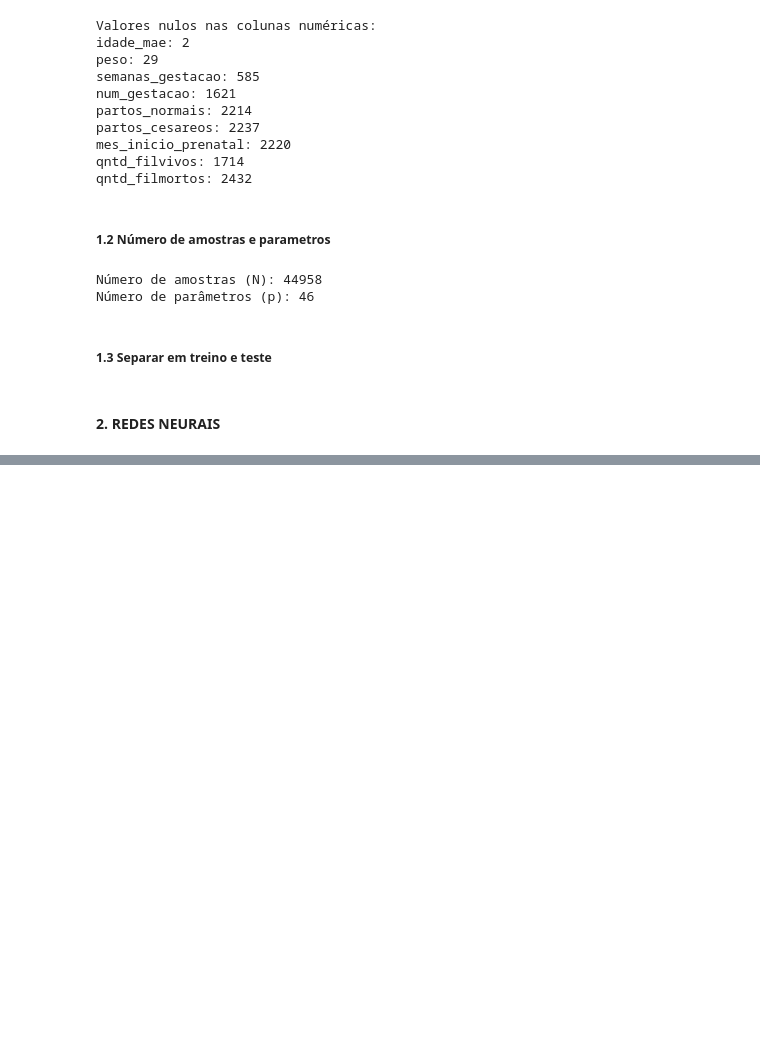
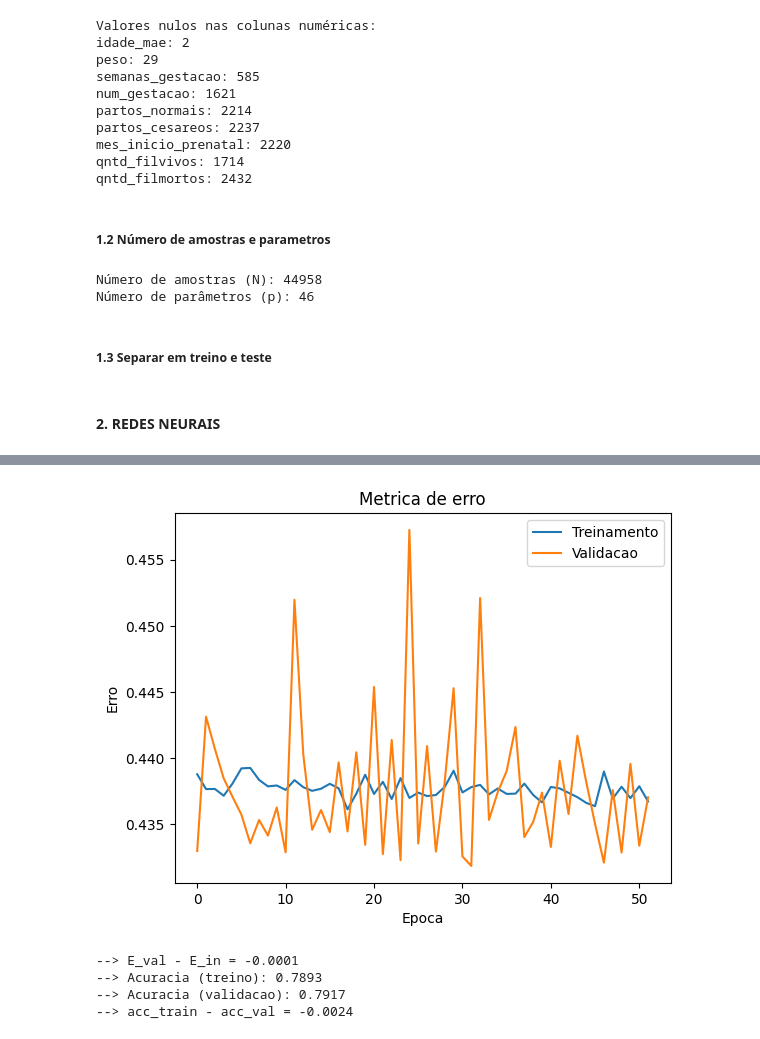
Before and after one commit to juliamssilva/neopredict, a Jupyter notebook: main.ipynb, the cells around one changed output, grey strips where cells are left out. Drawn from its saved outputs; the diff is of its cells as text; code cells hidden in the pictures; blank space fills up the shorter version.

```diff
--- a/main.ipynb
+++ b/main.ipynb
@@ -111,0 +241,10 @@ X_train, X_test, y_train, y_test = train_test_split(X_processed, y, test_size=0.
+# %%
+# Converter para arrays NumPy
+X_train_np = np.array(X_train)
+X_val_np = np.array(X_val)
+y_train_np = np.array(y_train)
+y_val_np = np.array(y_val)
+
+# Early Stopping
+es = EarlyStopping(monitor='val_loss', mode='min', verbose=1, patience=20)
+history = model.fit(X_train_np, y_train_np, validation_data=(X_val_np, y_val_np), epochs=200, batch_size=BATCH_SIZE, callbacks=[es])
@@ -111,0 +269,25 @@ X_train, X_test, y_train, y_test = train_test_split(X_processed, y, test_size=0.
+# %%
+plt.plot(history.history['loss'])
+plt.plot(history.history['val_loss'])
+plt.title('Metrica de erro')
+plt.ylabel('Erro')
+plt.xlabel('Epoca')
+plt.legend(['Treinamento', 'Validacao'])
+plt.show()
+
+# Obtendo a acuracia no conjunto de treinamento
+E_in, acc_train = model.evaluate(X_train_np, y_train_np, batch_size=BATCH_SIZE, verbose=0)
+
+# Obtendo a acuracia no conjunto de validacao
+E_val, acc_val = model.evaluate(X_val_np, y_val_np, batch_size=BATCH_SIZE, verbose=0)
+
+print(f"--> E_val - E_in = {E_val - E_in:.4f}")
+print(f'--> Acuracia (treino): {acc_train:.4f}')
+print(f'--> Acuracia (validacao): {acc_val:.4f}')
+print(f"--> acc_train - acc_val = {acc_train - acc_val:.4f}")
+# %% [output]
+[figure, added]
+--> E_val - E_in = -0.0001
+--> Acuracia (treino): 0.7893
+--> Acuracia (validacao): 0.7917
+--> acc_train - acc_val = -0.0024
```
Also changed, not shown: parts of 10 cells of this notebook, 1 other file.
